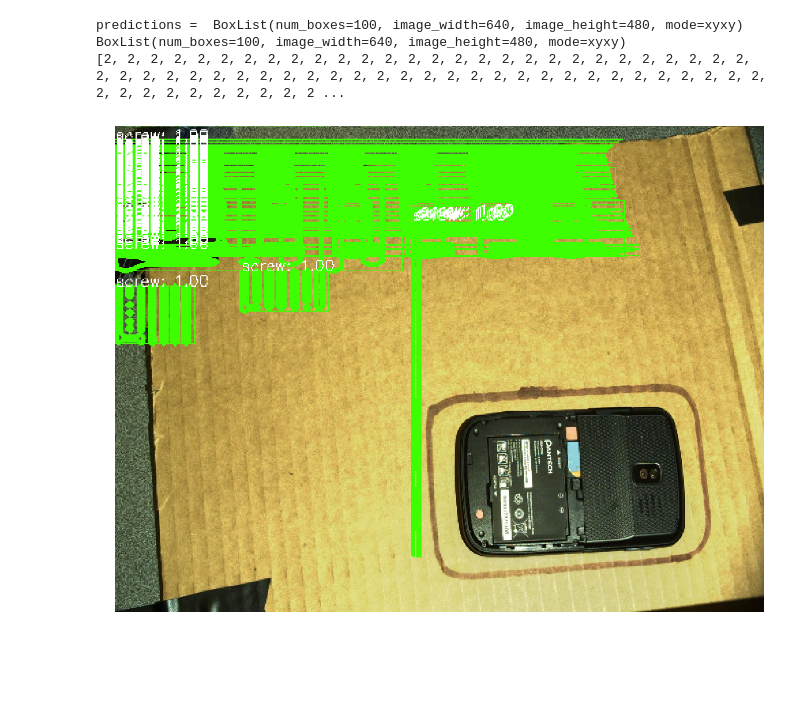
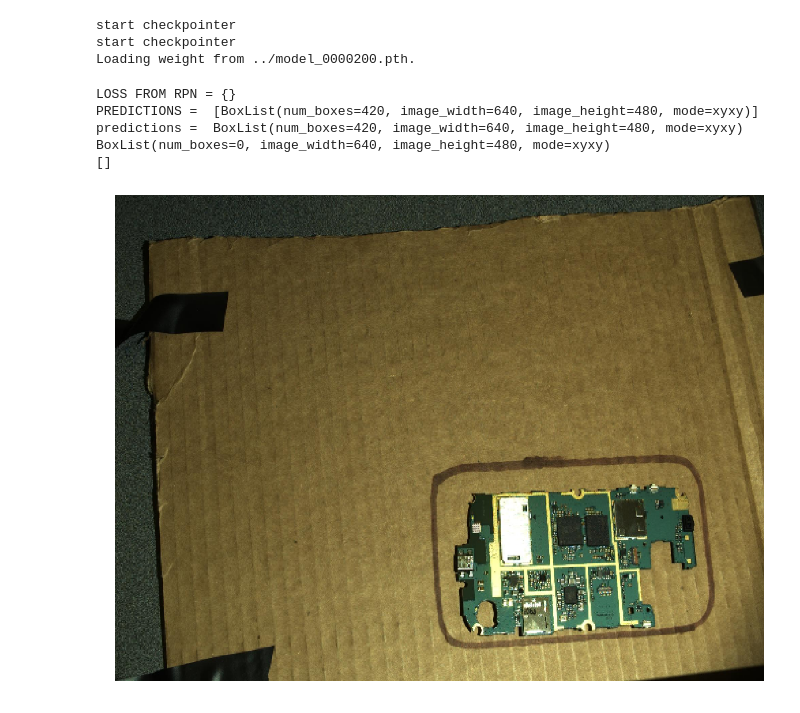
Before and after one commit to alexey-kashapov/maskrcnn-benchmark, a Jupyter notebook: demo/my_demo.ipynb, the cells around one changed output. Cells and saved outputs as stored; diff of their text form; code cells hidden in the pictures; blank space fills up the shorter version.

Commit message:
need check loss

```diff
--- a/demo/my_demo.ipynb
+++ b/demo/my_demo.ipynb
@@ -19,8 +19,13 @@ cfg.merge_from_list(["MODEL.DEVICE", "cpu"])
 # %%
 my_dataset_demo = MyDatasetDemo(
     cfg,
-    confidence_threshold=0.7,
+    confidence_threshold=0.4,
+    weight_loading = "../model_0000200.pth"
 )
+# %% [output]
+start checkpointer
+start checkpointer
+Loading weight from ../model_0000200.pth.
 # %%
 def imshow(img):
     plt.figure(figsize=(20,20))
@@ -28,18 +33,20 @@ def imshow(img):
     plt.axis("off")
 # %%
 # from http://cocodataset.org/#explore?id=345434
-image = Image.open("/home/q/kashapov/maskrcnn-benchmark/maskrcnn_benchmark/data/datasets/my_dataset/test_resized_images/8_color.png").convert("RGB")
-depth = Image.open("/home/q/kashapov/maskrcnn-benchmark/maskrcnn_benchmark/data/datasets/my_dataset/test_resized_images/8_depth.png")
+image = Image.open("/home/q/kashapov/maskrcnn-benchmark/maskrcnn_benchmark/data/datasets/my_dataset/test_resized_images/0_color.png").convert("RGB")
+depth = Image.open("/home/q/kashapov/maskrcnn-benchmark/maskrcnn_benchmark/data/datasets/my_dataset/test_resized_images/0_depth.png")
 image = np.array(image)
 depth = np.array(depth)
 image = np.array(image)[:, :, [2, 1, 0]]
 # %%
 # compute predictions
-predictions = my_dataset_demo.run_on_opencv_image(image, depth)
+predictions, pred = my_dataset_demo.run_on_opencv_image(image, depth)
 # print (predictions.shape)
 imshow(predictions)
 # %% [output]
-predictions =  BoxList(num_boxes=100, image_width=640, image_height=480, mode=xyxy)
-BoxList(num_boxes=100, image_width=640, image_height=480, mode=xyxy)
-[2, 2, 2, 2, 2, 2, 2, 2, 2, 2, 2, 2, 2, 2, 2, 2, 2, 2, 2, 2, 2, 2, 2, 2, 2, 2, 2, 2, 2, 2, 2, 2, 2, 2, 2, 2, 2, 2, 2, 2, 2, 2, 2, 2, 2, 2, 2, 2, 2, 2, 2, 2, 2, 2, 2, 2, 2, 2, 2, 2, 2, 2, 2, 2, 2, 2, 2 ...
+LOSS FROM RPN = {}
+PREDICTIONS =  [BoxList(num_boxes=420, image_width=640, image_height=480, mode=xyxy)]
+predictions =  BoxList(num_boxes=420, image_width=640, image_height=480, mode=xyxy)
+BoxList(num_boxes=0, image_width=640, image_height=480, mode=xyxy)
+[]
-[figure, old version]
+[figure, new version]
```
Also changed, not shown: parts of 2 cells of this notebook, 9 other files.
